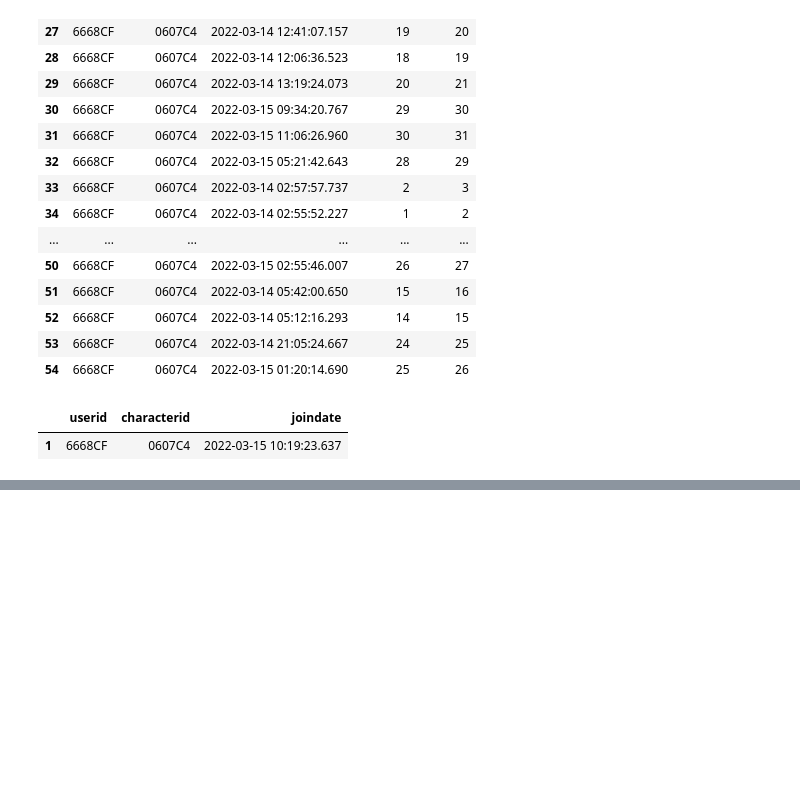
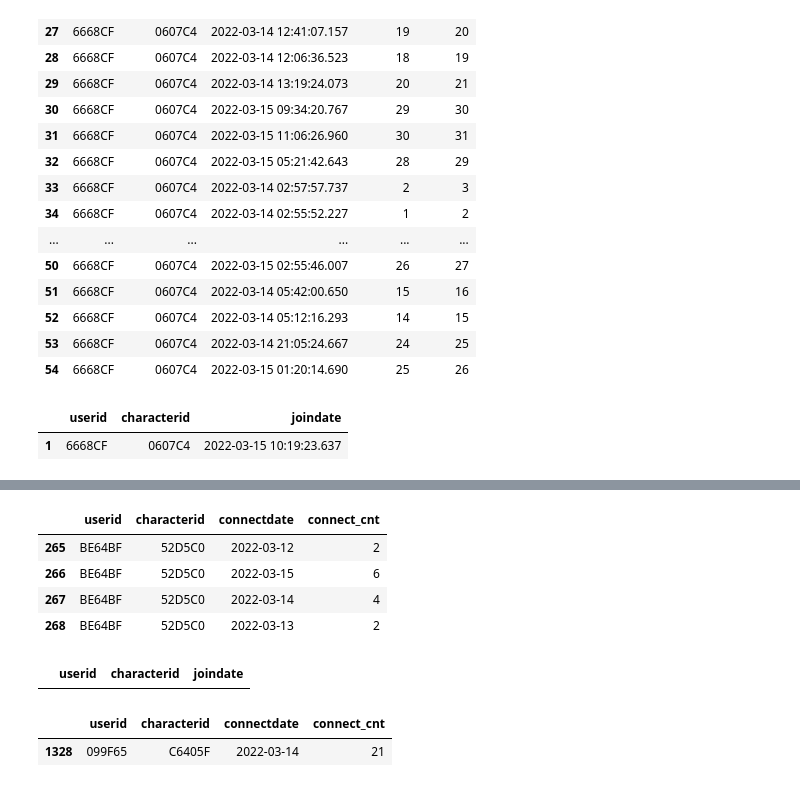
Before and after one commit to mqifjjfwiot/MS-AI-SCHOOL, a Jupyter notebook: InT.ipynb, the cells around one changed output, grey strips where cells are left out. Drawn from its saved outputs; the diff is of its cells as text; code cells hidden in the pictures; blank space fills up the shorter version.

```diff
--- a/InT.ipynb
+++ b/InT.ipynb
@@ -84,0 +153,17 @@ df_j[df_j['characterid'] == '0607C4']
+# %%
+df_c[df_c['userid'] =='867E93' ]
+# %% [output]
+|  | userid | characterid | connectdate | connect_cnt |
+| 265 | BE64BF | 52D5C0 | 2022-03-12 | 2 |
+| 266 | BE64BF | 52D5C0 | 2022-03-15 | 6 |
+| 267 | BE64BF | 52D5C0 | 2022-03-14 | 4 |
+| 268 | BE64BF | 52D5C0 | 2022-03-13 | 2 |
+# %%
+df_j[df_j['userid'] =='BE64BF' ]
+# %% [output]
+|  | userid | characterid | joindate |
+# %%
+df_c[df_c['connect_cnt'] == 21 ]
+# %% [output]
+|  | userid | characterid | connectdate | connect_cnt |
+| 1328 | 099F65 | C6405F | 2022-03-14 | 21 |
```
Also changed, not shown: parts of 14 cells of this notebook.
